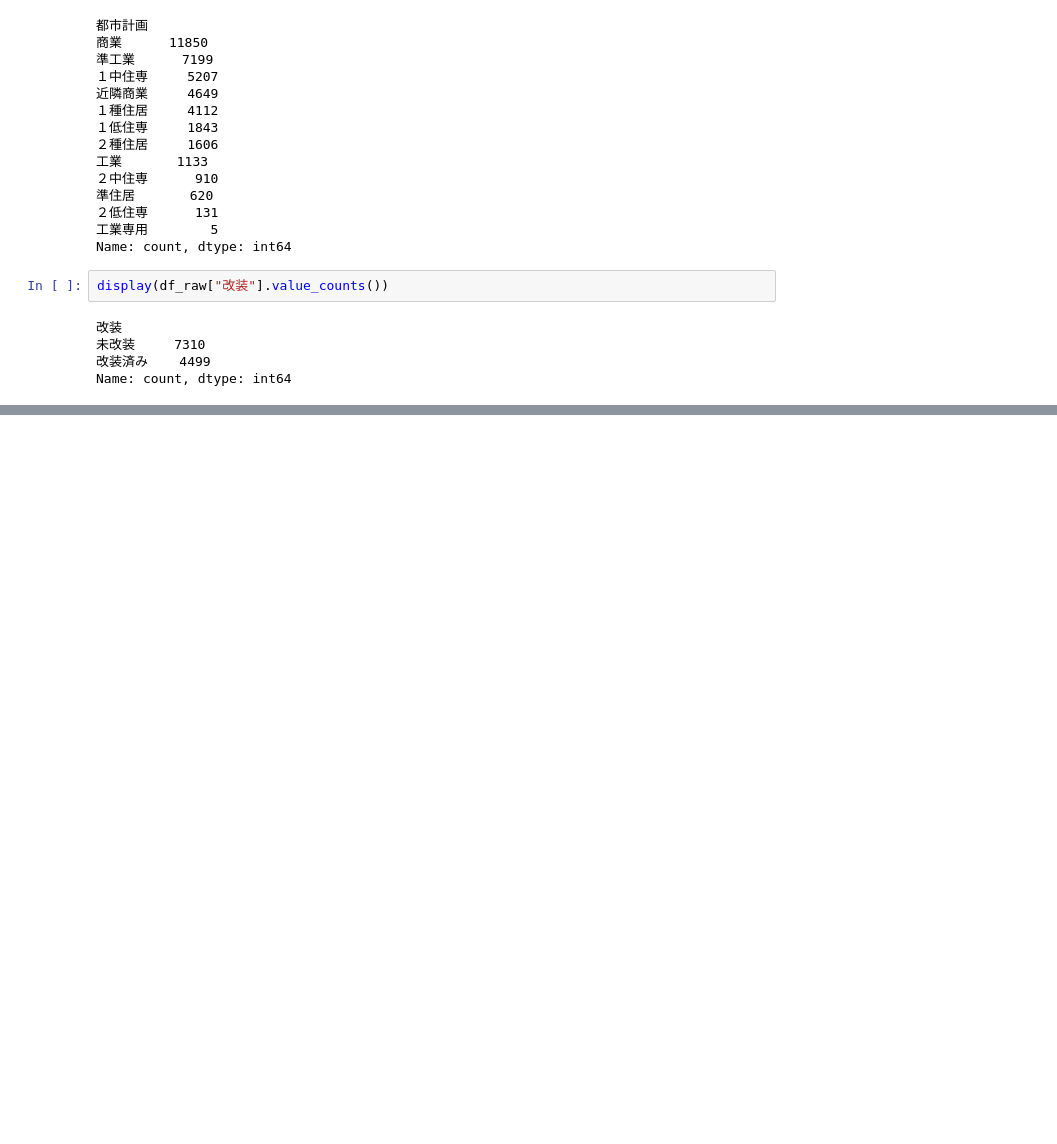
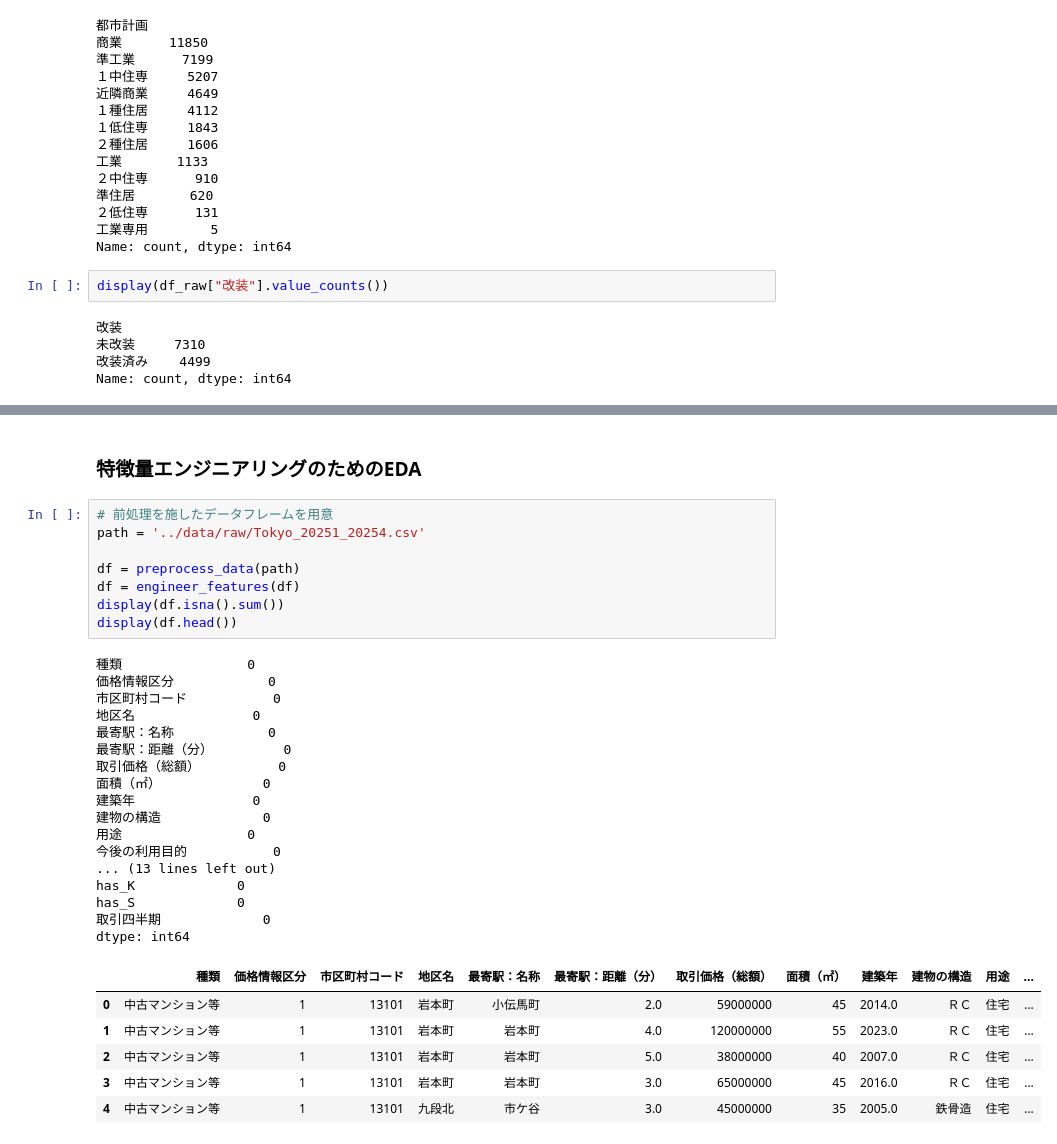
Before and after one commit to kotouharuto/House-price-forecast, a Jupyter notebook: notebooks/01_eda.ipynb, the cells around one changed output, grey strips where cells are left out. Cells and saved outputs as stored; diff of their text form; blank space fills up the shorter version.

```diff
--- a/notebooks/01_eda.ipynb
+++ b/notebooks/01_eda.ipynb
@@ -146,0 +295,34 @@ Name: count, dtype: int64
+# %% [markdown]
+### 特徴量エンジニアリングのためのEDA
+# %%
+# 前処理を施したデータフレームを用意
+path = '../data/raw/Tokyo_20251_20254.csv'
+
+df = preprocess_data(path)
+df = engineer_features(df)
+display(df.isna().sum())
+display(df.head())
+# %% [output]
+種類                0
+価格情報区分            0
+市区町村コード           0
+地区名               0
+最寄駅：名称            0
+最寄駅：距離（分）         0
+取引価格（総額）          0
+面積（㎡）             0
+建築年               0
+建物の構造             0
+用途                0
+今後の利用目的           0
+... (13 lines left out)
+has_K             0
+has_S             0
+取引四半期             0
+dtype: int64
+|  | 種類 | 価格情報区分 | 市区町村コード | 地区名 | 最寄駅：名称 | 最寄駅：距離（分） | 取引価格（総額） | 面積（㎡） | 建築年 | 建物の構造 | 用途 | ... |
+| 0 | 中古マンション等 | 1 | 13101 | 岩本町 | 小伝馬町 | 2.0 | 59000000 | 45 | 2014.0 | ＲＣ | 住宅 | ... |
+| 1 | 中古マンション等 | 1 | 13101 | 岩本町 | 岩本町 | 4.0 | 120000000 | 55 | 2023.0 | ＲＣ | 住宅 | ... |
+| 2 | 中古マンション等 | 1 | 13101 | 岩本町 | 岩本町 | 5.0 | 38000000 | 40 | 2007.0 | ＲＣ | 住宅 | ... |
+| 3 | 中古マンション等 | 1 | 13101 | 岩本町 | 岩本町 | 3.0 | 65000000 | 45 | 2016.0 | ＲＣ | 住宅 | ... |
+| 4 | 中古マンション等 | 1 | 13101 | 九段北 | 市ケ谷 | 3.0 | 45000000 | 35 | 2005.0 | 鉄骨造 | 住宅 | ... |
```
Also changed, not shown: parts of 14 cells of this notebook, 6 other files.
